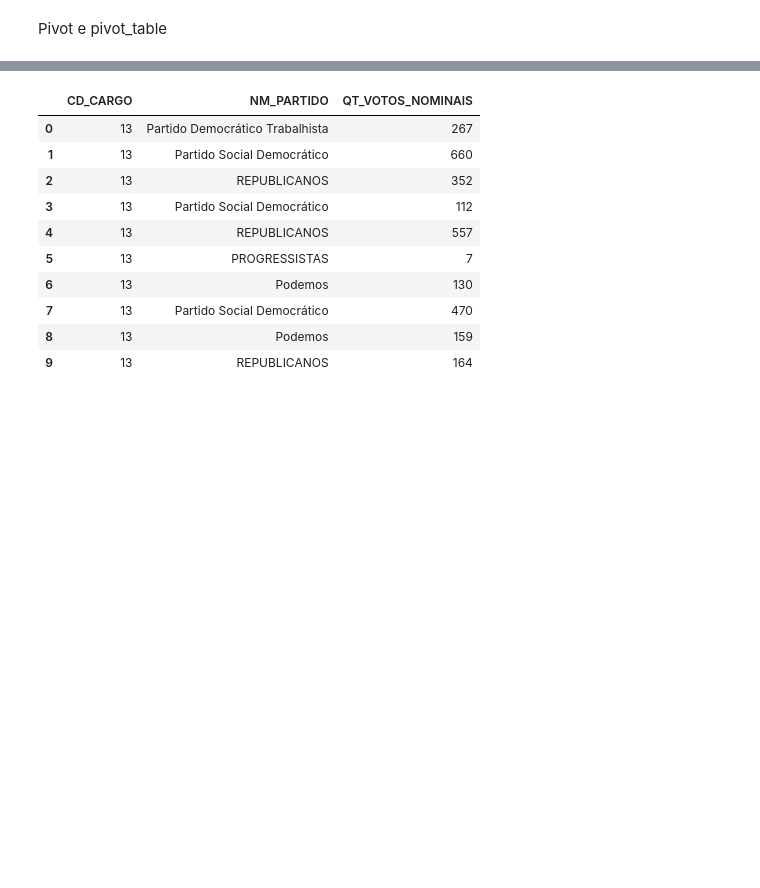
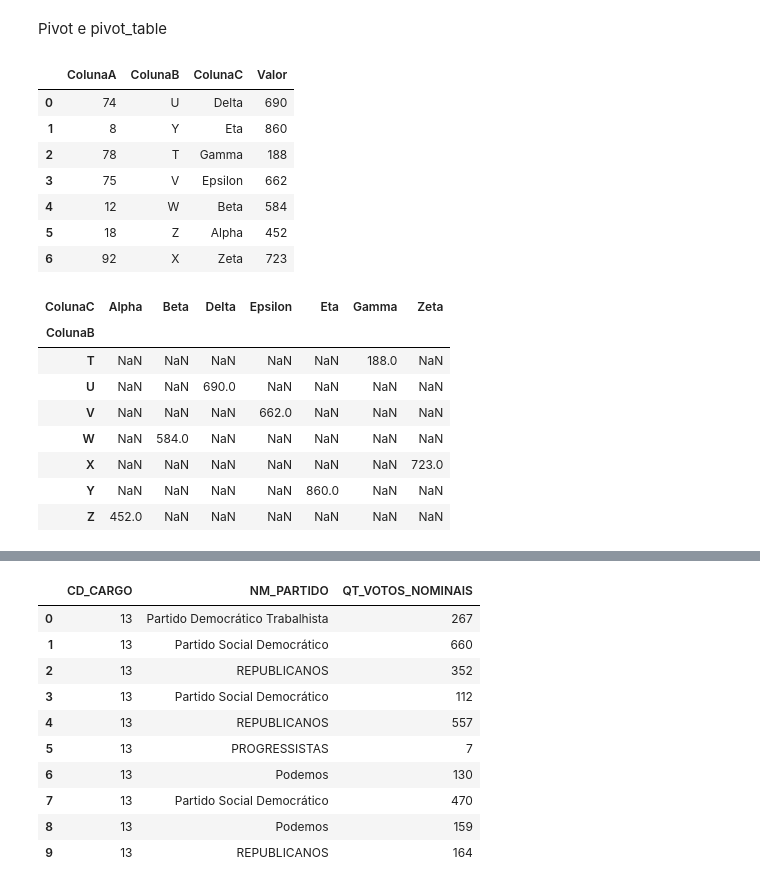
Before and after one commit to LeonardoVS-dev/Fundamentos, a Jupyter notebook: pivot.ipynb, the cells around one changed output, grey strips where cells are left out. Drawn from its saved outputs; the diff is of its cells as text; code cells hidden in the pictures; blank space fills up the shorter version.

Commit message:
Comparação entre pivot e pivot_table

```diff
--- a/pivot.ipynb
+++ b/pivot.ipynb
@@ -7,3 +7,37 @@ import pandas as pd
 import numpy as np
 
 dados_eleitorais = pd.read_csv("/content/votacao_candidato_munzona_2024_RR LIMPADO_CORRIGIDO.csv", encoding="latin-1", sep=";")
+# %%
+# Aplicação pivot()
+data = {
+    'ColunaA': np.random.choice(range(1, 100), 7, replace=False),
+    'ColunaB': np.random.choice(['X', 'Y', 'Z', 'W', 'V', 'U', 'T'], 7, replace=False),
+    'ColunaC': np.random.choice(['Alpha', 'Beta', 'Gamma', 'Delta', 'Epsilon', 'Zeta', 'Eta'], 7, replace=False),
+    'Valor': np.random.randint(100, 1000, 7)
+}
+
+# Display sem usar qualquer pivot
+df1 = pd.DataFrame(data)
+display(df1)
+
+# Display usando o pivot
+dataframe_pivot = df1.pivot(index='ColunaB', columns='ColunaC', values='Valor')
+display(dataframe_pivot)
+# %% [output]
+|  | ColunaA | ColunaB | ColunaC | Valor |
+| 0 | 74 | U | Delta | 690 |
+| 1 | 8 | Y | Eta | 860 |
+| 2 | 78 | T | Gamma | 188 |
+| 3 | 75 | V | Epsilon | 662 |
+| 4 | 12 | W | Beta | 584 |
+| 5 | 18 | Z | Alpha | 452 |
+| 6 | 92 | X | Zeta | 723 |
+| ColunaC | Alpha | Beta | Delta | Epsilon | Eta | Gamma | Zeta |
+| ColunaB |  |  |  |  |  |  |  |
+| T | NaN | NaN | NaN | NaN | NaN | 188.0 | NaN |
+| U | NaN | NaN | 690.0 | NaN | NaN | NaN | NaN |
+| V | NaN | NaN | NaN | 662.0 | NaN | NaN | NaN |
+| W | NaN | 584.0 | NaN | NaN | NaN | NaN | NaN |
+| X | NaN | NaN | NaN | NaN | NaN | NaN | 723.0 |
+| Y | NaN | NaN | NaN | NaN | 860.0 | NaN | NaN |
+| Z | 452.0 | NaN | NaN | NaN | NaN | NaN | NaN |
```
Also changed, not shown: parts of 3 cells of this notebook.
